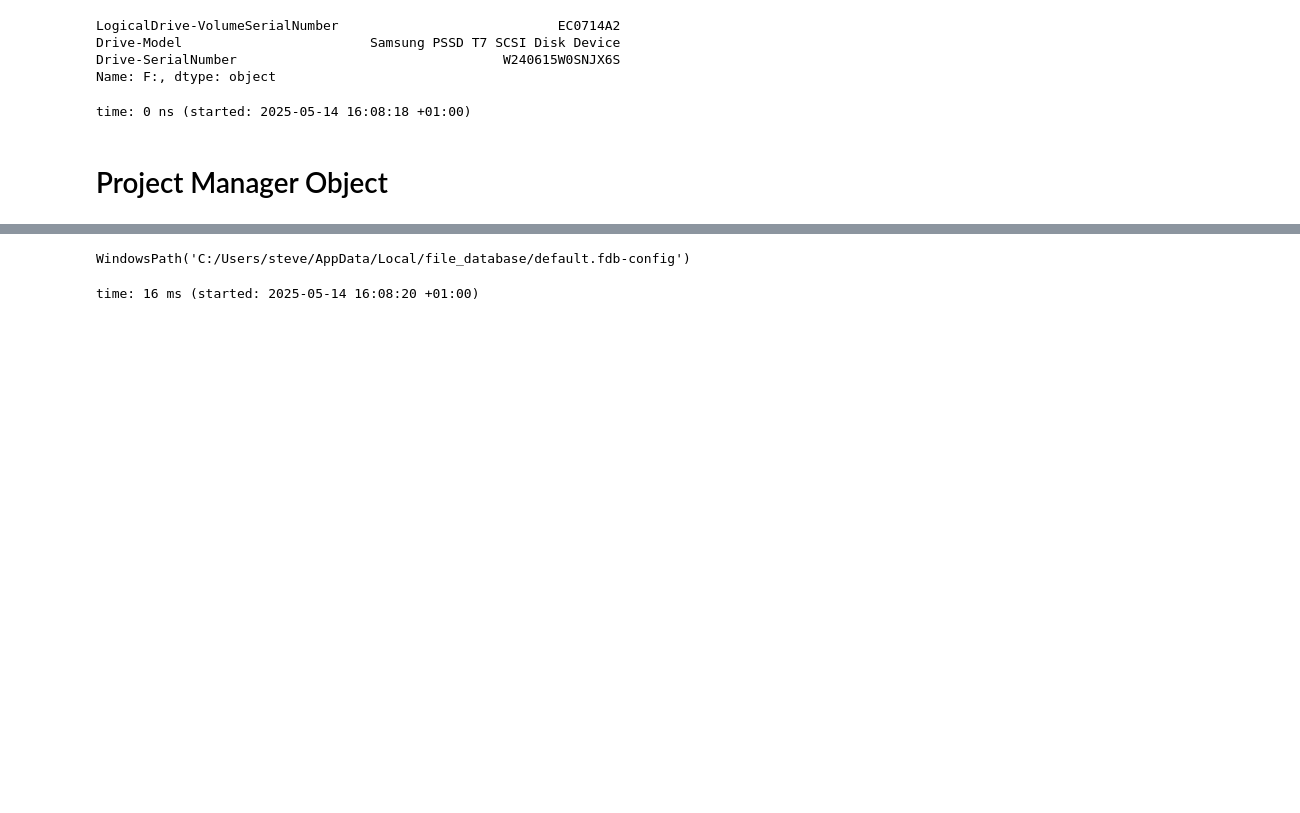
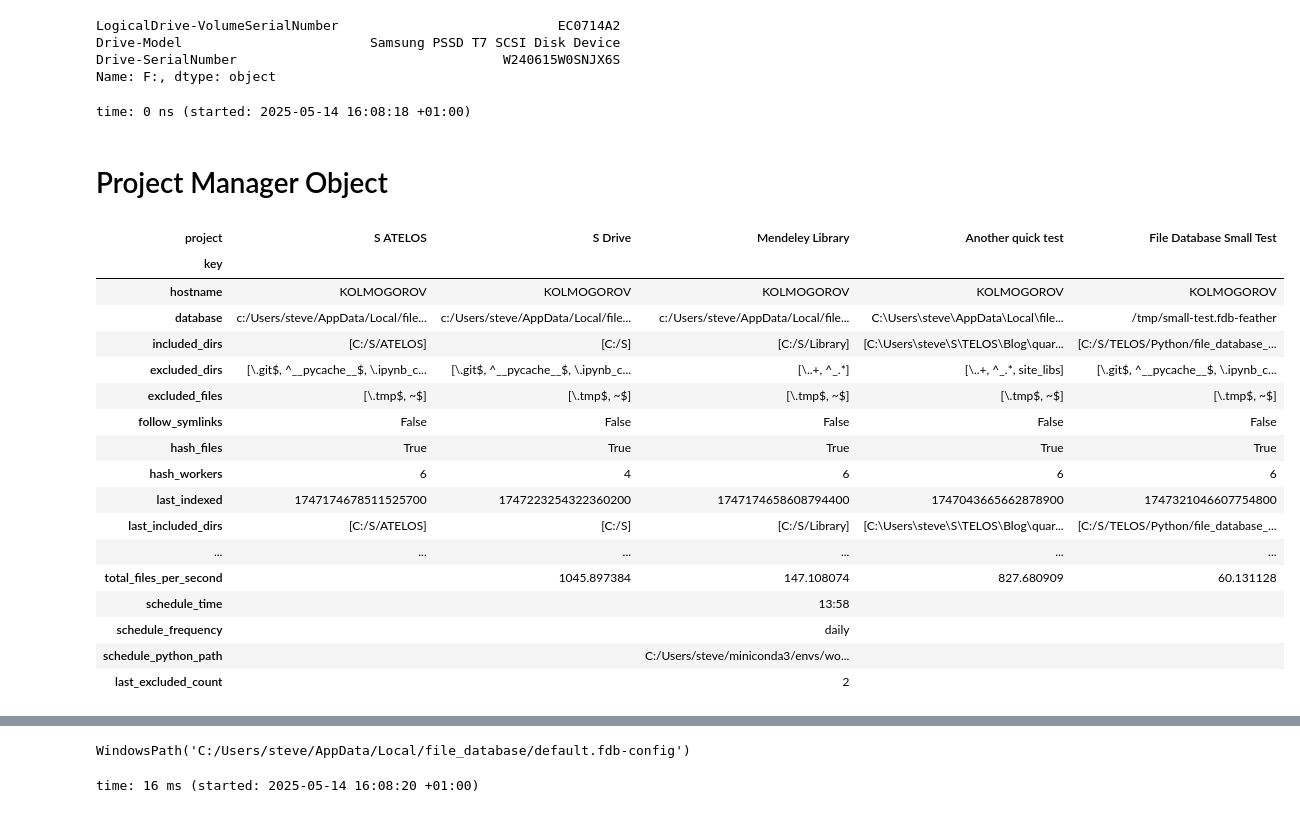
Before and after one commit to mynl/file_database_project, a Jupyter notebook: scratch.ipynb, the cells around one changed output, grey strips where cells are left out. Saved outputs shown, nothing was run; the diff lists cells and outputs as text; code cells hidden in the pictures; blank space fills up the shorter version.

```diff
--- a/scratch.ipynb
+++ b/scratch.ipynb
@@ -63,3 +67,25 @@ Name: F:, dtype: object
 time: 0 ns (started: 2025-05-14 16:08:18 +01:00)
 # %% [markdown]
 # Project Manager Object
+# %%
+# all projects
+ProjectManager.list_deets()
+# %% [output]
+| project | S ATELOS | S Drive | Mendeley Library | Another quick test | File Database Small Test |
+| key |  |  |  |  |  |
+| hostname | KOLMOGOROV | KOLMOGOROV | KOLMOGOROV | KOLMOGOROV | KOLMOGOROV |
+| database | c:/Users/steve/AppData/Local/file... | c:/Users/steve/AppData/Local/file... | c:/Users/steve/AppData/Local/file... | C:\Users\steve\AppData\Local\file... | /tmp/small-test.fdb-feather |
+| included_dirs | [C:/S/ATELOS] | [C:/S] | [C:/S/Library] | [C:\Users\steve\S\TELOS\Blog\quar... | [C:/S/TELOS/Python/file_database_... |
+| excluded_dirs | [\.git$, ^__pycache__$, \.ipynb_c... | [\.git$, ^__pycache__$, \.ipynb_c... | [\..+, ^_.*] | [\..+, ^_.*, site_libs] | [\.git$, ^__pycache__$, \.ipynb_c... |
+| excluded_files | [\.tmp$, ~$] | [\.tmp$, ~$] | [\.tmp$, ~$] | [\.tmp$, ~$] | [\.tmp$, ~$] |
+| follow_symlinks | False | False | False | False | False |
+| hash_files | True | True | True | True | True |
+| hash_workers | 6 | 4 | 6 | 6 | 6 |
+| last_indexed | 1747174678511525700 | 1747223254322360200 | 1747174658608794400 | 1747043665662878900 | 1747321046607754800 |
+| last_included_dirs | [C:/S/ATELOS] | [C:/S] | [C:/S/Library] | [C:\Users\steve\S\TELOS\Blog\quar... | [C:/S/TELOS/Python/file_database_... |
+| ... | ... | ... | ... | ... | ... |
+| total_files_per_second |  | 1045.897384 | 147.108074 | 827.680909 | 60.131128 |
+| schedule_time |  |  | 13:58 |  |  |
+| schedule_frequency |  |  | daily |  |  |
+| schedule_python_path |  |  | C:/Users/steve/miniconda3/envs/wo... |  |  |
+| last_excluded_count |  |  | 2 |  |  |
```
Also changed, not shown: parts of 52 cells of this notebook, 4 other files.
